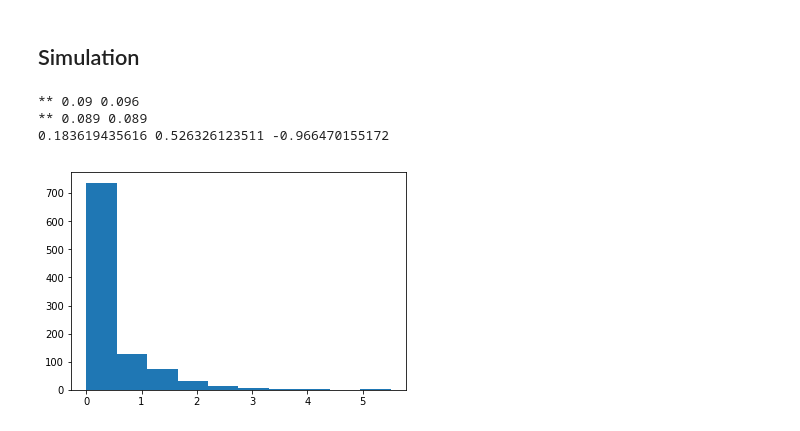
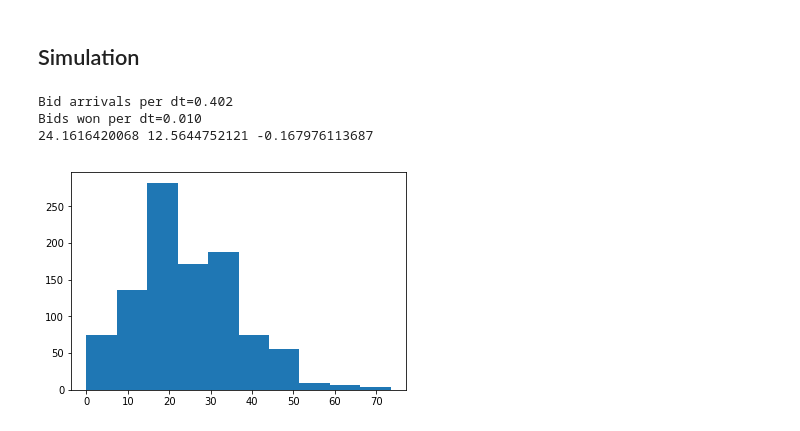
Before and after one commit to ajlindeman/FI-Analytics, a Jupyter notebook: Axegine/Axegine-1.ipynb, the cells around one changed output. Drawn from its saved outputs; the diff is of its cells as text; code cells hidden in the pictures.

Commit message:
Made into a class etc
Seems plausible now. Have a terminal expected wealth vs spread graph, showing a "sweet spot"

```diff
--- a/Axegine/Axegine-1.ipynb
+++ b/Axegine/Axegine-1.ipynb
@@ -82,5 +125,5 @@ import matplotlib.pylab as plt
 # %%
-T = 2 # days
+T = 250 # days
 dt = 0.125 # 8 trading hours per day
 Qs = 1.0 # unit customer sell size
 Qb = 1.0 # unit customer buy size
@@ -88,5 +131,6 @@ mu = 0.02/250.0  # 2% per annum
 sig = 0.01/np.sqrt(T) # 1% asset vol (eg high-quality bond)
 lam0s = 0.6033*8.0 # 33% chance per dt via P(N(1/8)=1) = lam/8 exp(-lam/8) = 0.33
 lam0b = lam0s # let's make buys and sells symmetric
-beta = 4.0 # so we are only X% likely to win a trade with a zero spread
+beta = 8.0 # so we are only X% likely to win a trade with a zero spread
 gam = 0.1
+P0 = 100.0
@@ -123,14 +137,14 @@ def run_sim(sA, sB):
+# %%
+sim1 = AxSim(P0, T, dt, mu, sig, lam0b, lam0s, 75.0, 1000)
 # %%
 np.random.seed(123)
-sA = 0.01
-sB = 0.01
-Vt, Ct, It = run_sim(sA, sB)
+Vt, Ct, It = sim1.run_sim(0.05, 0.05, True)
 UT = -np.exp(-gam*Vt[T,])
-print(np.mean(Vt), np.std(Vt), np.mean(UT))
+print(np.mean(Vt[T,]), np.std(Vt[T,]), np.mean(UT))
 plt.hist(Vt[T,])
 plt.show()
 # %% [output]
-** 0.09 0.096
-** 0.089 0.089
-0.183619435616 0.526326123511 -0.966470155172
+Bid arrivals per dt=0.402
+Bids won per dt=0.010
+24.1616420068 12.5644752121 -0.167976113687
-[figure, old version]
+[figure, new version]
```
Also changed, not shown: parts of 11 cells of this notebook.
